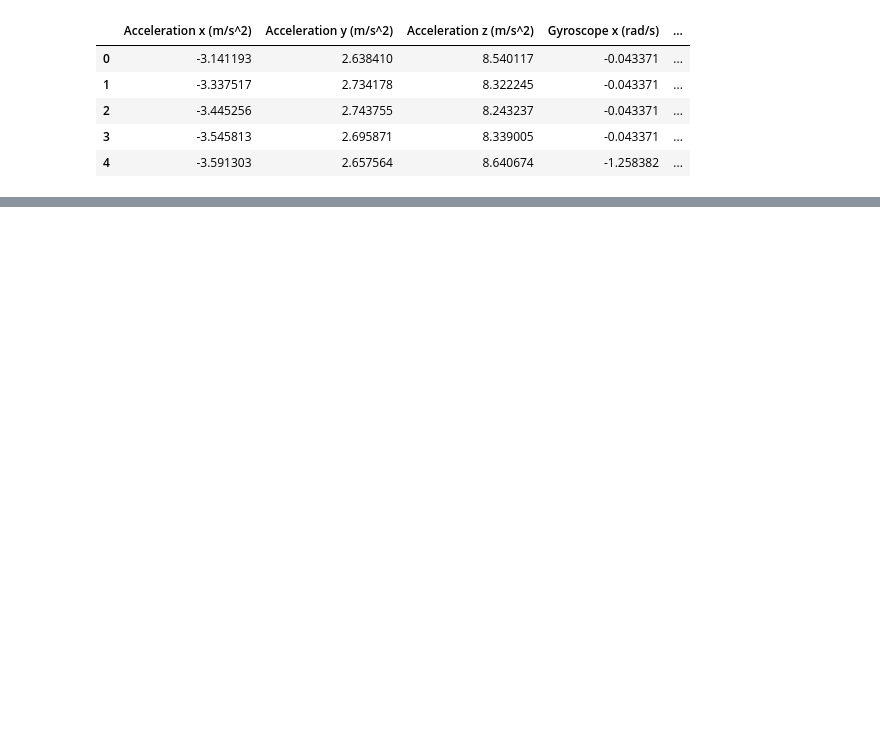
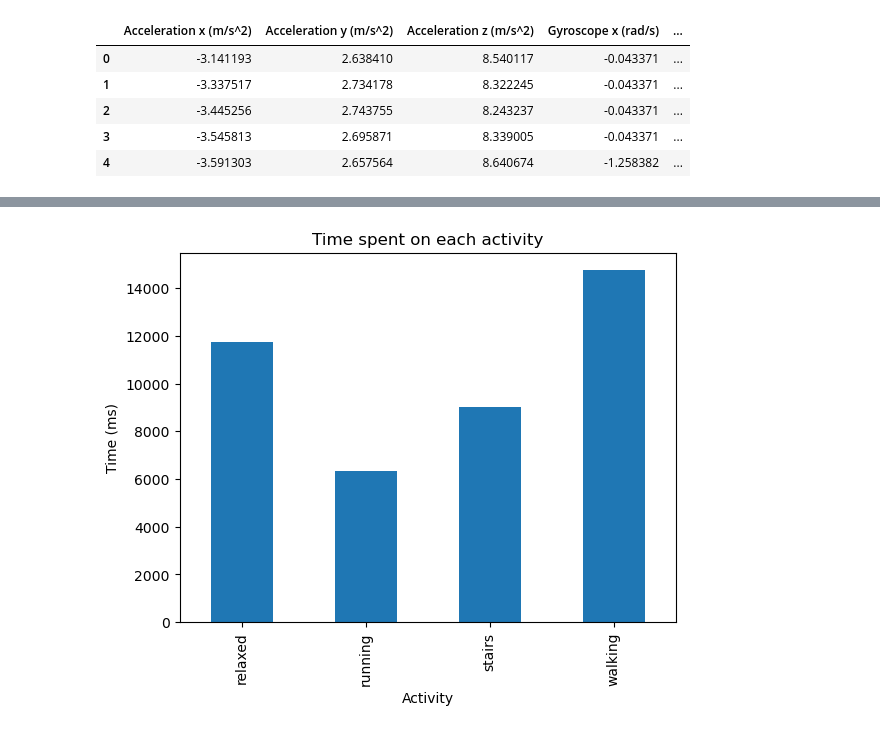
Before and after one commit to liatoutou/ML4QS, a Jupyter notebook: eda.ipynb, the cells around one changed output, grey strips where cells are left out. Drawn from its saved outputs; the diff is of its cells as text; code cells hidden in the pictures; blank space fills up the shorter version.

Commit message:
aggregated_data

```diff
--- a/eda.ipynb
+++ b/eda.ipynb
@@ -106,11 +106,10 @@ def add_heart_rate(df):
     '''
     df = df.copy()
 
-    # Convert Date and Time to a single datetime column
-    df['Datetime'] = pd.to_datetime(df['Date'] + ' ' + df['Time'])
 
     # Extract only the minute part for resampling
-    df['Minute'] = df['Datetime'].dt.floor('min')
+    df['Timestamp'] = pd.to_datetime(df['Timestamp'])
+    df['Minute'] = df['Timestamp'].dt.floor('min')
 
     # Generate heart rate data for each minute
     heart_rate_data = []
@@ -138,6 +137,5 @@ def add_heart_rate(df):
 
     # Drop the Minute column
     df.drop(columns=['Minute'], inplace=True)
-    df.drop(columns=['Datetime'], inplace=True)
 
     return df
@@ -154,3 +181,7 @@ all_data.head()
 # %%
-#save the data with heart rate to a csv file
-all_data.to_csv('./data/final_all_data.csv', index=False)
+#Load the aggregated data
+aggregated_data = pd.read_csv('./data/aggregated_data.csv')
+final_data = add_heart_rate(aggregated_data)
+#save the final data to a csv file
+final_data.to_csv('./data/final_data.csv', index=False)
+final_data.head()
@@ -156,0 +195,9 @@ all_data.to_csv('./data/final_all_data.csv', index=False)
+# %%
+#plot the time spent on each activity
+activity_time = final_data.groupby('Activity').size()
+activity_time.plot(kind='bar', title='Time spent on each activity')
+plt.ylabel('Time (ms)')
+plt.xlabel('Activity')
+plt.show()
+# %% [output]
+[figure, added]
```
Also changed, not shown: parts of 5 cells of this notebook, 3 other files.
